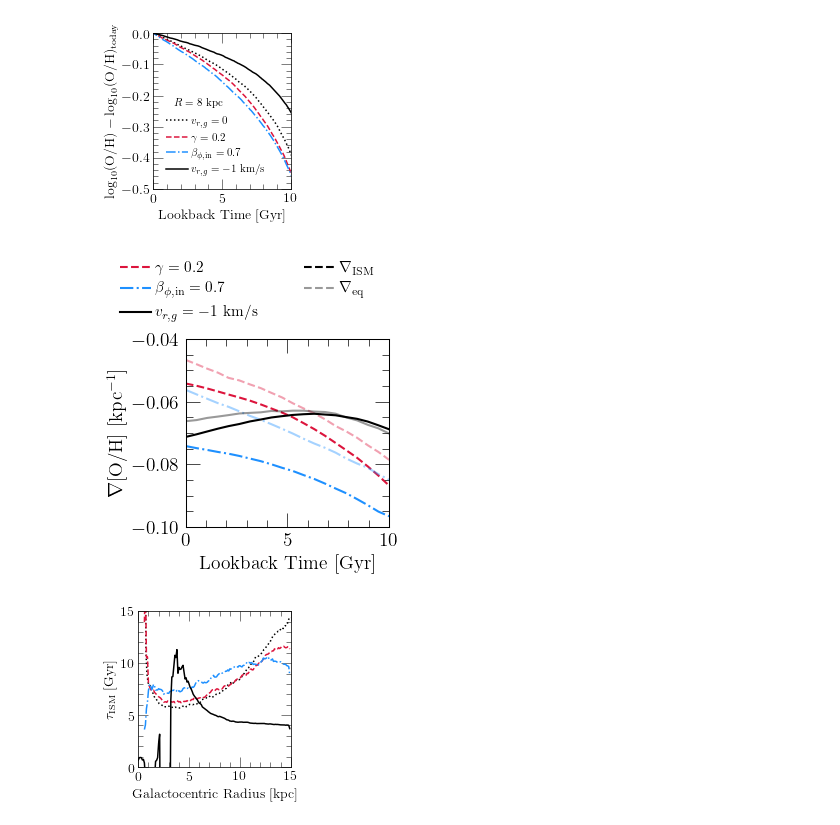
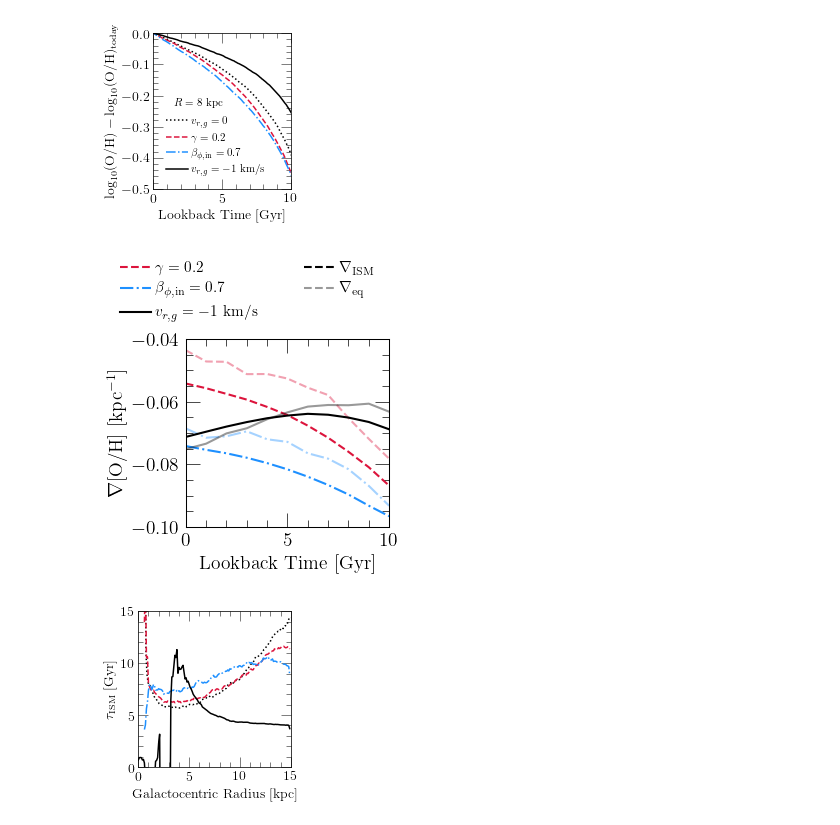
Before and after one commit to giganano/radial-flows, a Jupyter notebook: notebooks/equilibrium.ipynb, the cells around one changed output. Saved outputs shown, nothing was run; the diff lists cells and outputs as text; code cells hidden in the pictures.

```diff
--- a/notebooks/equilibrium.ipynb
+++ b/notebooks/equilibrium.ipynb
@@ -203,20 +256,15 @@ LABELS = [
     r"$v_{r,g} = -0.5$ km/s", r"$v_{r,g} = -1$ km/s", r"$v_{r,g} = -1.5$ km/s",
     r"$\gamma = 0.1$", r"$\gamma = 0.2$", r"$\gamma = 0.3$",
     r"$\beta_{\phi,\text{in}} = 0.8$", r"$\beta_{\phi,\text{in}} = 0.7$", r"$\beta_{\phi,\text{in}} = 0.6$",
-    "River"
+    "ORA Limit"
 ]
 
 fig = plt.figure(figsize = (5, 3.))
 ax = fig.add_subplot(111)
 ax.set_ylabel(r"$\nabla_\text{ISM}$[O/H] [kpc$^{-1}$]")
 ax.set_xlabel(r"$\nabla_\text{eq}$[O/H] [kpc$^{-1}$]")
-# ax.set_xlim([-0.15, -0.02])
-# ax.set_ylim([-0.22, -0.02])
-# ax.set_xlim([-0.34, 0])
 ax.set_xlim([-0.14, -0.01])
 ax.set_ylim(ax.get_xlim())
-# ax.set_xticks([-0.1, -0.05])
-# ax.set_yticks([-0.1, -0.05])
 
 mwslope = -0.059
 kwargs = {
@@ -240,30 +288,9 @@ for i in range(len(outputs)):
     if i: kwargs["zorder"] = 0
     ism = ism_gradient(outputs[i], 0)
     eq = eq_gradient(outputs[i], 0)
-    # print(ism, eq)
     print(outputs[i].name, "%.4f" % (eq), "%.4f" % (ism))
     # if LABELS[i] != "River": ax.scatter(eq, ism, **kwargs)
     ax.scatter(eq, ism, **kwargs)
-
-# shaded = [-0.07, -0.05]
-# ax.plot(shaded, shaded, c = named_colors()["black"], zorder = -100)
-# ax.scatter([-0.06], [-0.06],
-#     c = named_colors()["grey"],
-#     marker = markers()["x"],
-#     s = 50,
-#     zorder = -1000,
-#     label = "MW")
-# ax.text(-0.15, -0.065, r"MW", fontsize = 12)
-# ax.arrow(-0.12, -0.06, 0.03, 0,
-#     color = named_colors()["grey"],
-#     head_length = 0.01,
-#     head_width = 0.01)
-
-# ax.text(-0.03, -0.09, r"River", fontsize = 12)
-# ax.arrow(-0.033, -0.088, -0.012, -0.012,
-#     color = named_colors()["grey"],
-#     head_length = 0.008,
-#     head_width = 0.008)
 
 kwargs = {
     "loc": mpl_loc("center left"),
@@ -404,8 +431,8 @@ plt.show()
 # %% [output]
 [figure]
 # %%
-# LOOKBACKS = list(range(11))
-LOOKBACKS = np.linspace(0, 10, 20)
+LOOKBACKS = list(range(11))
+# LOOKBACKS = np.linspace(0, 10, 20)
 # LABELS = [r"$v_{r,g} = 0$", r"$\gamma = 0.2$", r"$\beta_{\phi,\text{in}} = 0.7$", r"$v_{r,g} = -1$ km/s"]
 LABELS = [r"$\gamma = 0.2$", r"$\beta_{\phi,\text{in}} = 0.7$", r"$v_{r,g} = -1$ km/s"]
 # COLORS = ["black", "crimson", "dodgerblue", "black"]
@@ -433,34 +460,34 @@ def plot_slope_evolution(output, zone_width = 0.1, **kwargs):
         slopes.append(eq_gradient(output, LOOKBACKS[i], zone_width = zone_width))
     ax.plot(LOOKBACKS, slopes, alpha = ALPHA, **kwargs)
 
 for i in range(len(outputs)):
     kwargs = {
         "c": named_colors()[COLORS[i]],
         "linestyle": LINESTYLES[i],
         "label": LABELS[i]
     }
     plot_slope_evolution(outputs[i], **kwargs)
 
 ax.plot([100, 200], [100, 200], c = named_colors()["black"], linestyle = "--", label = r"$\nabla_\text{ISM}$")
 ax.plot([100, 200], [100, 200], c = named_colors()["black"], linestyle = "--", alpha = ALPHA, label = r"$\nabla_\text{eq}$")
 
 kwargs = {
     "loc": mpl_loc("lower center"),
     "bbox_to_anchor": (0.3, 1.02),
     "fontsize": 11,
     "ncol": 2,
     "columnspacing": 3
 }
 ax.legend(**kwargs)
 
 plt.tight_layout()
 for ext in ["pdf", "jpeg"]:
     kwargs = {}
     if ext == "jpeg": kwargs["dpi"] = 200
     plt.savefig("./equilibrium/slope-evolution-fiducial-models.%s" % (ext), **kwargs)
 plt.show()
 # %% [output]
-[figure, old version]
+[figure, new version]
 # %%
 outputs = [
     "../outputs/constant/vgas-0",
```
Also changed, not shown: parts of 2 cells of this notebook, 9 other files.
